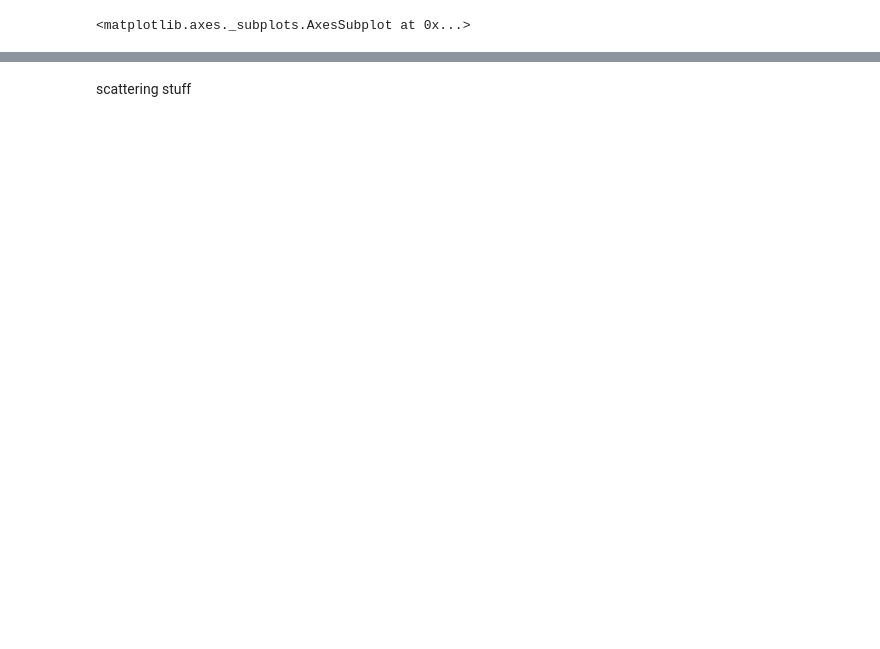
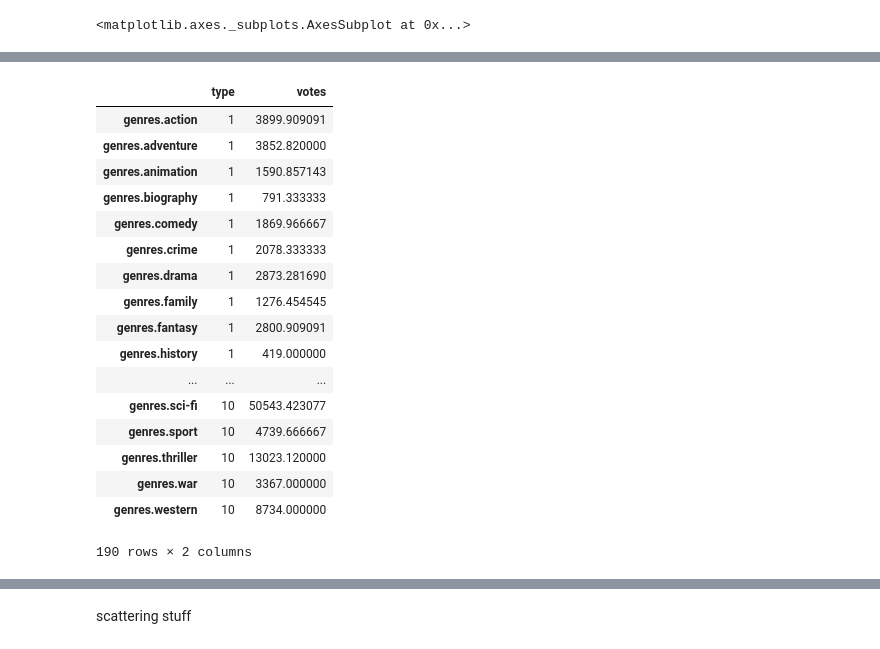
Before and after one commit to shaypal5/rotten_needles, a Jupyter notebook: notebooks/Stats.ipynb, the cells around one changed output, grey strips where cells are left out. Cells and saved outputs as stored; diff of their text form; code cells hidden in the pictures; blank space fills up the shorter version.

```diff
--- a/notebooks/Stats.ipynb
+++ b/notebooks/Stats.ipynb
@@ -111,3 +108,45 @@ xt = plt.xticks(rotation=45)
 # %% [output]
 [interactive output not drawn]
 [interactive output not drawn]
+# %%
+temp = pd.DataFrame(
+    data = {
+            'type':
+                [i for i in range(1,11) for genre in imdb.columns  if 'genre' in genre],
+            'votes':
+                [imdb[imdb[genre] == 1]['rating_freq.1'].mean() for genre in imdb.columns if 'genre' in genre] +
+                [imdb[imdb[genre] == 1]['rating_freq.2'].mean() for genre in imdb.columns if 'genre' in genre] +
+                [imdb[imdb[genre] == 1]['rating_freq.3'].mean() for genre in imdb.columns if 'genre' in genre] +
+                [imdb[imdb[genre] == 1]['rating_freq.4'].mean() for genre in imdb.columns if 'genre' in genre] +
+                [imdb[imdb[genre] == 1]['rating_freq.5'].mean() for genre in imdb.columns if 'genre' in genre] +
+                [imdb[imdb[genre] == 1]['rating_freq.6'].mean() for genre in imdb.columns if 'genre' in genre] +
+                [imdb[imdb[genre] == 1]['rating_freq.7'].mean() for genre in imdb.columns if 'genre' in genre] +
+                [imdb[imdb[genre] == 1]['rating_freq.8'].mean() for genre in imdb.columns if 'genre' in genre] +
+                [imdb[imdb[genre] == 1]['rating_freq.9'].mean() for genre in imdb.columns if 'genre' in genre] +
+                [imdb[imdb[genre] == 1]['rating_freq.10'].mean() for genre in imdb.columns if 'genre' in genre]
+        },
+    index=
+         [genre for genre in imdb.columns if 'genre' in genre]*10
+
+)
+# %%
+temp
+# %% [output]
+|  | type | votes |
+| genres.action | 1 | 3899.909091 |
+| genres.adventure | 1 | 3852.820000 |
+| genres.animation | 1 | 1590.857143 |
+| genres.biography | 1 | 791.333333 |
+| genres.comedy | 1 | 1869.966667 |
+| genres.crime | 1 | 2078.333333 |
+| genres.drama | 1 | 2873.281690 |
+| genres.family | 1 | 1276.454545 |
+| genres.fantasy | 1 | 2800.909091 |
+| genres.history | 1 | 419.000000 |
+| ... | ... | ... |
+| genres.sci-fi | 10 | 50543.423077 |
+| genres.sport | 10 | 4739.666667 |
+| genres.thriller | 10 | 13023.120000 |
+| genres.war | 10 | 3367.000000 |
+| genres.western | 10 | 8734.000000 |
+190 rows × 2 columns
```
Also changed, not shown: parts of 13 cells of this notebook.
